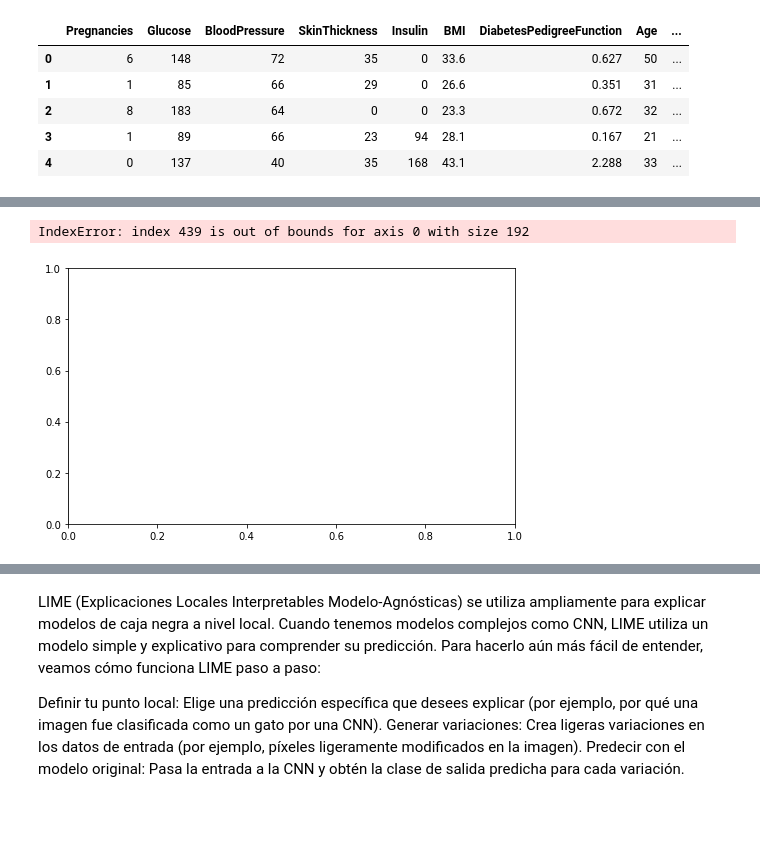
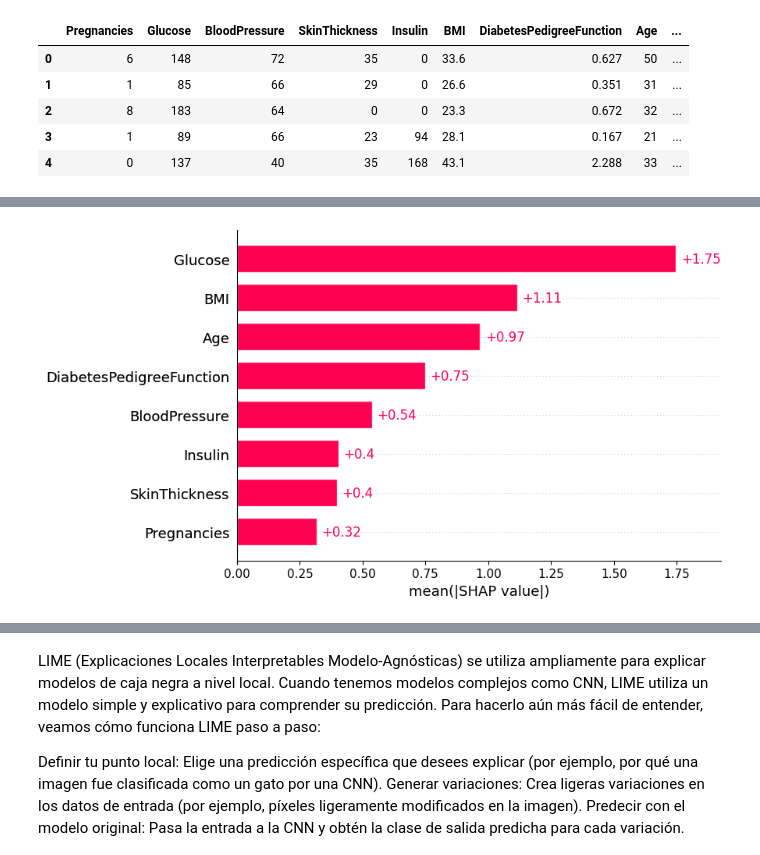
Before and after one commit to FrankYesid/Machine-Learning-ML-Guides, a Jupyter notebook: Shap/Example_shap.ipynb, the cells around one changed output, grey strips where cells are left out. Saved outputs shown, nothing was run; the diff lists cells and outputs as text; code cells hidden in the pictures; blank space fills up the shorter version.

Commit message:
Update Example_shap

```diff
--- a/Shap/Example_shap.ipynb
+++ b/Shap/Example_shap.ipynb
@@ -92,0 +72,3 @@ shap.force_plot(explainer.expected_value, shap_values[0, :], X_test.iloc[0, :])
+# %%
+explainer = shap.Explainer(model)
+shap_values = explainer(X_train)
@@ -93,5 +124,4 @@ shap.force_plot(explainer.expected_value, shap_values[0, :], X_test.iloc[0, :])
 # %%
-shap.summary_plot(shap_values, X_test)
+shap.plots.bar(shap_values)
 # %% [output]
-IndexError: index 439 is out of bounds for axis 0 with size 192
-[figure, old version]
+[figure, new version]
```
Also changed, not shown: parts of 53 cells of this notebook.
